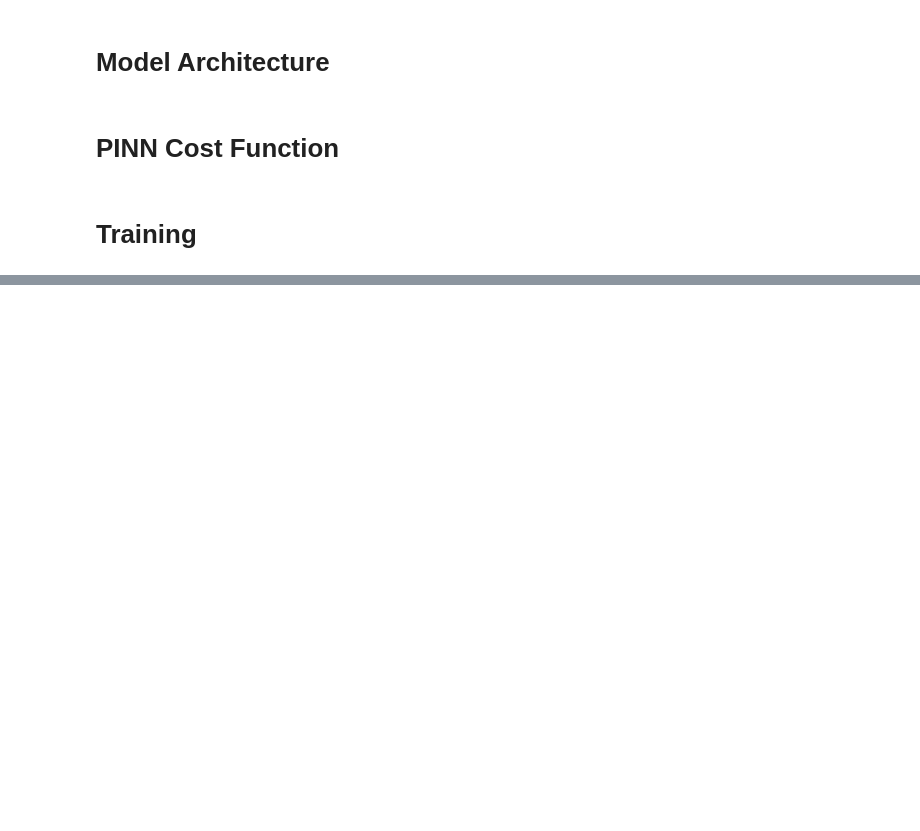
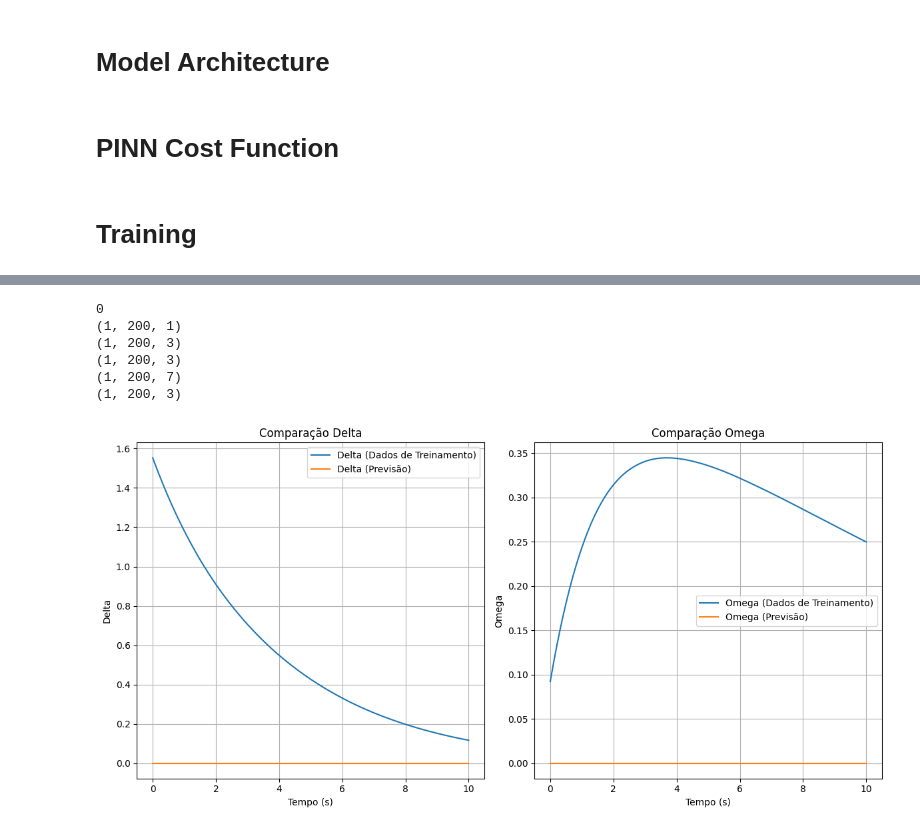
Before and after one commit to mmarquesEE/spikan, a Jupyter notebook: notebook.ipynb, the cells around one changed output, grey strips where cells are left out. Saved outputs shown, nothing was run; the diff lists cells and outputs as text; code cells hidden in the pictures; blank space fills up the shorter version.

```diff
--- a/notebook.ipynb
+++ b/notebook.ipynb
@@ -124,7 +124,7 @@ def generate_dataset(Tf, Ts, N):
             tf.cast(tf.stack(X,axis=0),dtype=tf.float32), \
             tf.cast(tf.stack(K,axis=0),dtype=tf.float32)
 # %%
-N = 1000
+N = 200
 T, X, U = generate_dataset(10.,50e-3,N)
 
 print(T.shape)
@@ -184,17 +184,17 @@ class KANLinear(tf.keras.layers.Layer):
 
         self.scale = self.add_weight(
             shape=(out_features, in_features),
-            initializer=tf.keras.initializers.lecun_normal(seed=42)
+            initializer=tf.keras.initializers.random_uniform(minval=0.1,maxval=2.,seed=42)
         )
 
         self.translation = self.add_weight(
             shape=(out_features, in_features),
-            initializer=tf.keras.initializers.lecun_normal(seed=42)
+            initializer=tf.keras.initializers.random_uniform(minval=-0.1,maxval=0.1,seed=42)
         )
 
         self.wavelet_weights = self.add_weight(
             shape=(out_features, in_features),
-            initializer=tf.keras.initializers.lecun_normal(seed=42)
+            initializer=tf.keras.initializers.random_uniform(seed=42)
         )
 
         # Batch normalization
@@ -252,9 +252,13 @@ class SeperableKAN(tf.keras.Model):
         temp = 1.0
         for i, l in enumerate(zip(self.kans_list,self.reshape_list)):
             kan, reshape = l
-            temp = temp*reshape(kan(y[...,i]))
+            temp1 = kan(tf.expand_dims(y[...,i],axis=-1))
+            temp1 = reshape(temp1)
+            temp = temp*temp1
 
-        return tf.reduce_sum(temp,axis=-1)
+
+        out = tf.reduce_sum(temp,axis=-1)
+        return out
 # %% [markdown]
 # PINN Cost Function
 # %%
@@ -283,7 +287,7 @@ def loss_function(t, x, u0, model):
 # %%
 from keras import optimizers
 
-model = SeperableKAN(7,3,[6,6])
+model = SeperableKAN(7,3,[4,10])
 optimizer = optimizers.Adam(learning_rate=1.e-3)
 # %%
 @tf.function
@@ -345,6 +349,7 @@ total_time = 0
 cont = 0
 # %%
 S = 300000
+s_reweight = 200
 # %%
 while cont <= S:
     idx_t = np.linspace(0,len(t)-1,len(t),dtype=np.int32)
@@ -423,36 +445,48 @@ t_i = tf.expand_dims(t_s,axis=0)
 reps = t_i.shape[1]
 x_s = xt[index]
 x0_s = tf.expand_dims(tf.tile(tf.expand_dims(xt[index,0,:],axis=0),(reps,1)),axis=0)
-ul_s = tf.expand_dims(tf.tile(tf.expand_dims(ut[index],axis=0),(reps,1)),axis=0)
+ul_s = tf.expand_dims(ut[index,...],axis=0)
 
+print(t_i.shape)
+print(x0_s.shape)
+print(ul_s.shape)
 y = model(t_i,x0_s,ul_s)
+print(y.shape)
 
 # Criar gráficos para delta e omega
 plt.figure(figsize=(12, 6))
 plt.subplot(1, 2, 1)
 plt.plot(t[index], x_s[:, 0], label='Delta (Dados de Treinamento)')
 plt.plot(t[index], y[0,:, 0], label='Delta (Previsão)')
 plt.xlabel('Tempo (s)')
 plt.ylabel('Delta')
 plt.title('Comparação Delta')
 plt.legend()
 plt.grid(True)
 
 plt.subplot(1, 2, 2)
 plt.plot(t_s, x_s[:, 1], label='Omega (Dados de Treinamento)')
 plt.plot(t_s, y[0,:, 1], label='Omega (Previsão)')
 plt.xlabel('Tempo (s)')
 plt.ylabel('Omega')
 plt.title('Comparação Omega')
 plt.legend()
 plt.grid(True)
 
 plt.tight_layout()
 plt.show()
 
 index = index + 1
 if index >= len(tv):
     index = 0
+# %% [output]
+0
+(1, 200, 1)
+(1, 200, 3)
+(1, 200, 3)
+(1, 200, 7)
+(1, 200, 3)
+[figure, added]
 # %%
 tt_tf = tf.constant(tt)
 xt_tf = tf.constant(xt)
```
Also changed, not shown: parts of 7 cells of this notebook.
